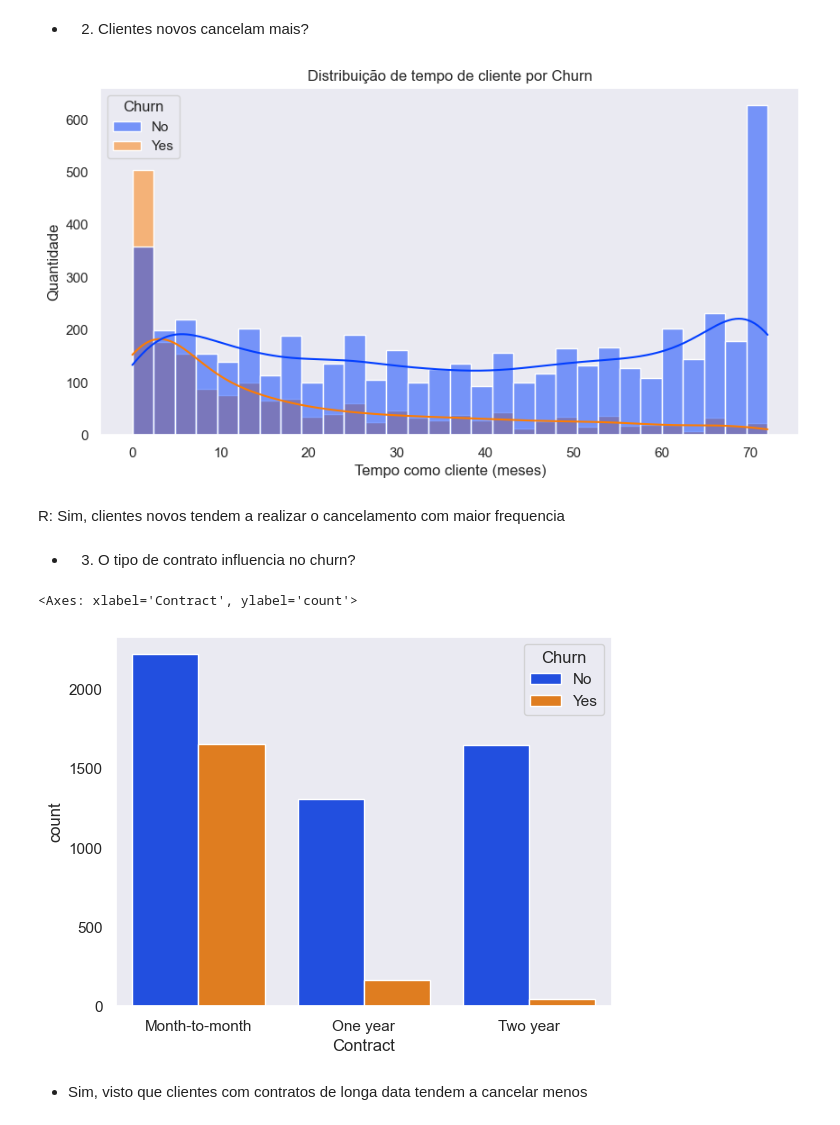
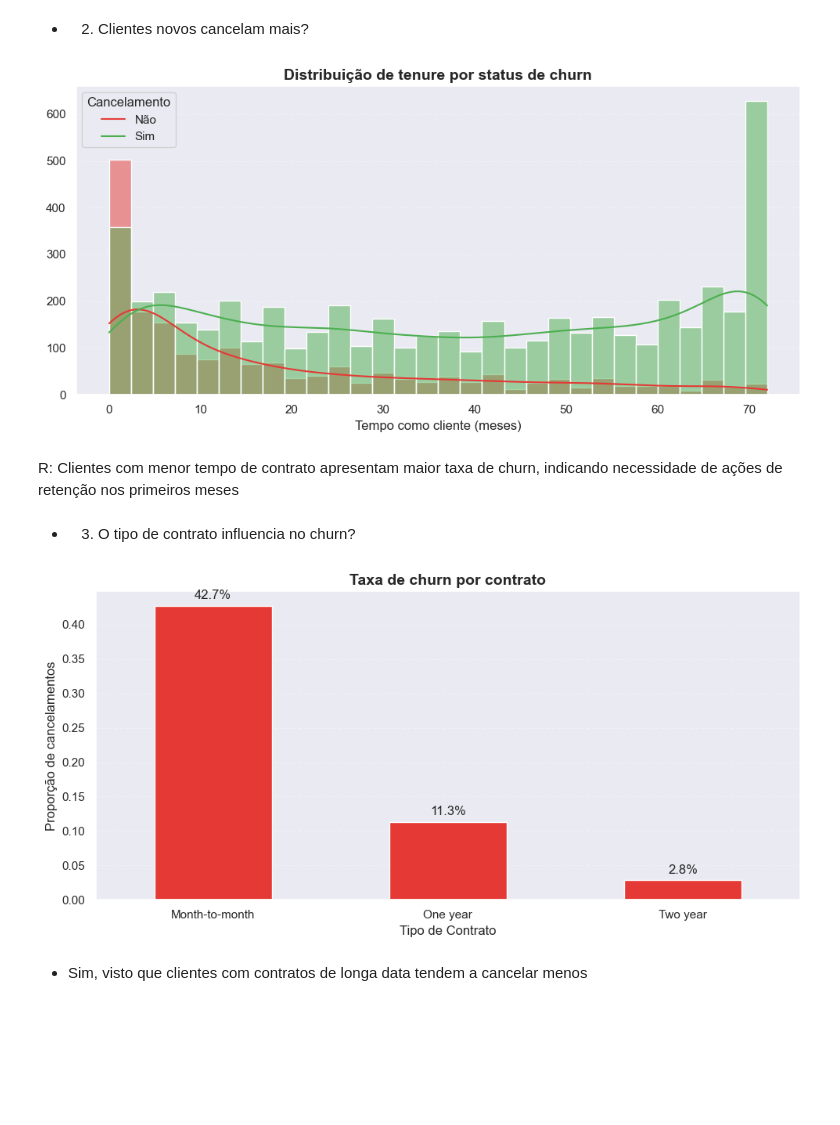
Before and after one commit to LuanESA/telco-churn, a Jupyter notebook: analise_exploratoria.ipynb, the cells around one changed output. Drawn from its saved outputs; the diff is of its cells as text; code cells hidden in the pictures; blank space fills up the shorter version.

Commit message:
alterando os gráficos para melhor visualização

```diff
--- a/analise_exploratoria.ipynb
+++ b/analise_exploratoria.ipynb
@@ -270,15 +270,31 @@ R: Não: 73.46%  /  Sim. 26.54%
 - 2. Clientes novos cancelam mais?
 # %%
 plt.figure(figsize=(10,5))
-sns.histplot(data=df, x='tenure', hue='Churn', bins=30, kde=True)
 
-plt.title('Distribuição de tempo de cliente por Churn')
+palette = {'No': '#4CAF50', 'Yes': '#E53935'}
+
+sns.histplot(
+    data=df,
+    x='tenure',
+    hue='Churn',
+    bins=30,
+    kde=True,
+    palette=palette,
+    alpha=0.5
+)
+
+plt.title('Distribuição de tenure por status de churn', fontsize=14, weight='bold')
 plt.xlabel('Tempo como cliente (meses)')
-plt.ylabel('Quantidade')
+plt.ylabel('')
+
+plt.grid(axis='y', linestyle='--', alpha=0.3)
+plt.legend(title='Cancelamento', labels=['Não', 'Sim'])
+
+plt.tight_layout()
 plt.show()
 # %% [output]
-[figure, old version]
+[figure, new version]
 # %% [markdown]
-R: Sim, clientes novos tendem a realizar o cancelamento com maior frequencia
+R: Clientes com menor tempo de contrato apresentam maior taxa de churn, indicando necessidade de ações de retenção nos primeiros meses
 # %% [markdown]
 - 3. O tipo de contrato influencia no churn?
@@ -285,8 +307,27 @@ R: Sim, clientes novos tendem a realizar o cancelamento com maior frequencia
 # %%
-sns.countplot(data=df, x='Contract', hue='Churn')
+plt.figure(figsize=(10,5))
+
+churn_rate['Yes'].plot(
+    kind='bar',
+    color='#E53935'
+)
+
+#sns.countplot(data=df, x='Contract', hue='Churn', palette=palette)
+
+plt.title('Taxa de churn por contrato', fontsize=14, weight='bold')
+plt.xlabel('Tipo de Contrato')
+plt.ylabel('Proporção de cancelamentos')
+
+for i, v in enumerate(churn_rate['Yes']):
+    plt.text(i, v + 0.01, f'{v:.1%}', ha='center')
+
+plt.grid(axis='y', linestyle='--', alpha=0.3)
+plt.xticks(rotation=0)
+plt.xticks(rotation=0)
+plt.tight_layout()
+plt.show()
 # %% [output]
-<Axes: xlabel='Contract', ylabel='count'>
-[figure, old version]
+[figure, new version]
 # %% [markdown]
 - Sim, visto que clientes com contratos de longa data tendem a cancelar menos
 # %% [markdown]
```
Also changed, not shown: parts of 17 cells of this notebook.
